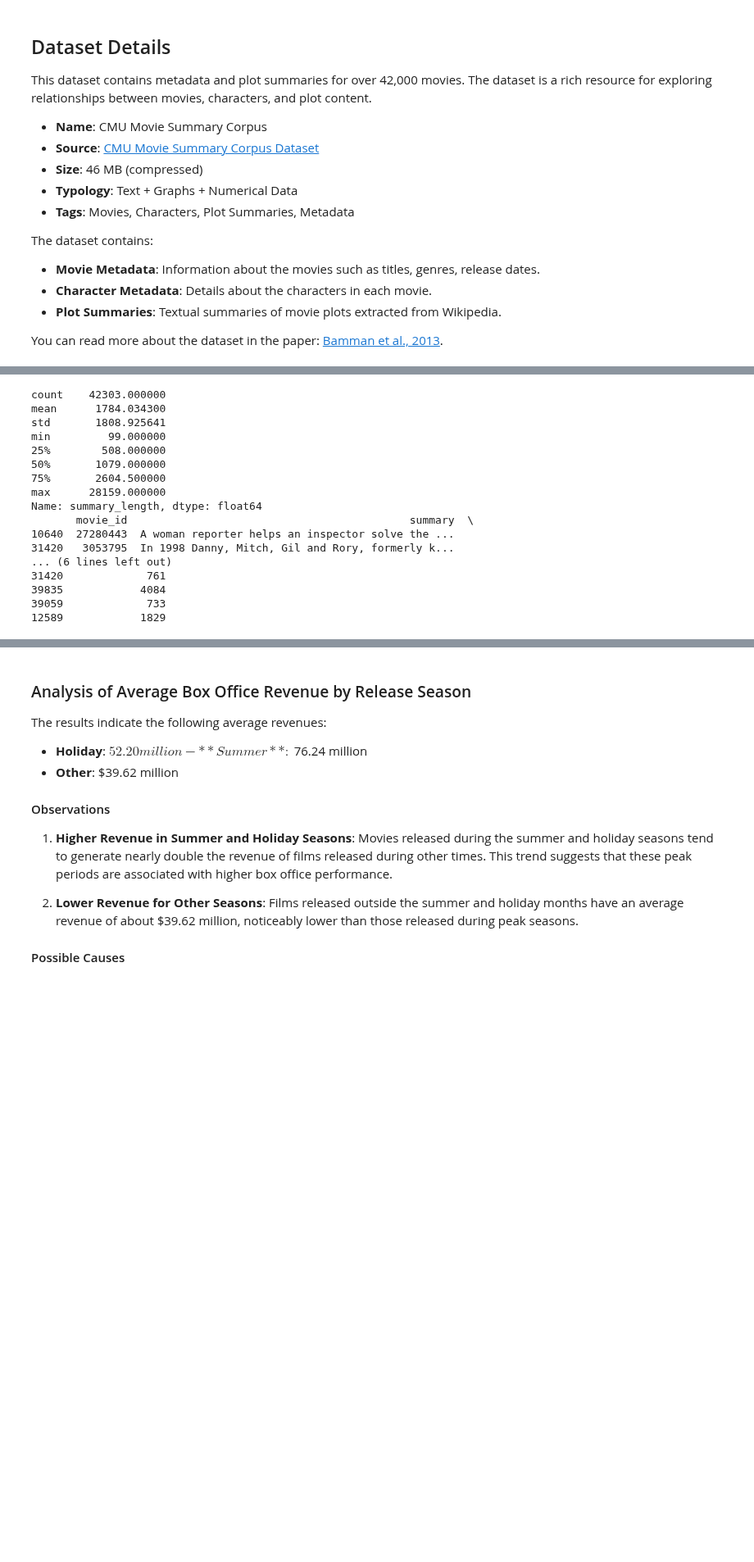
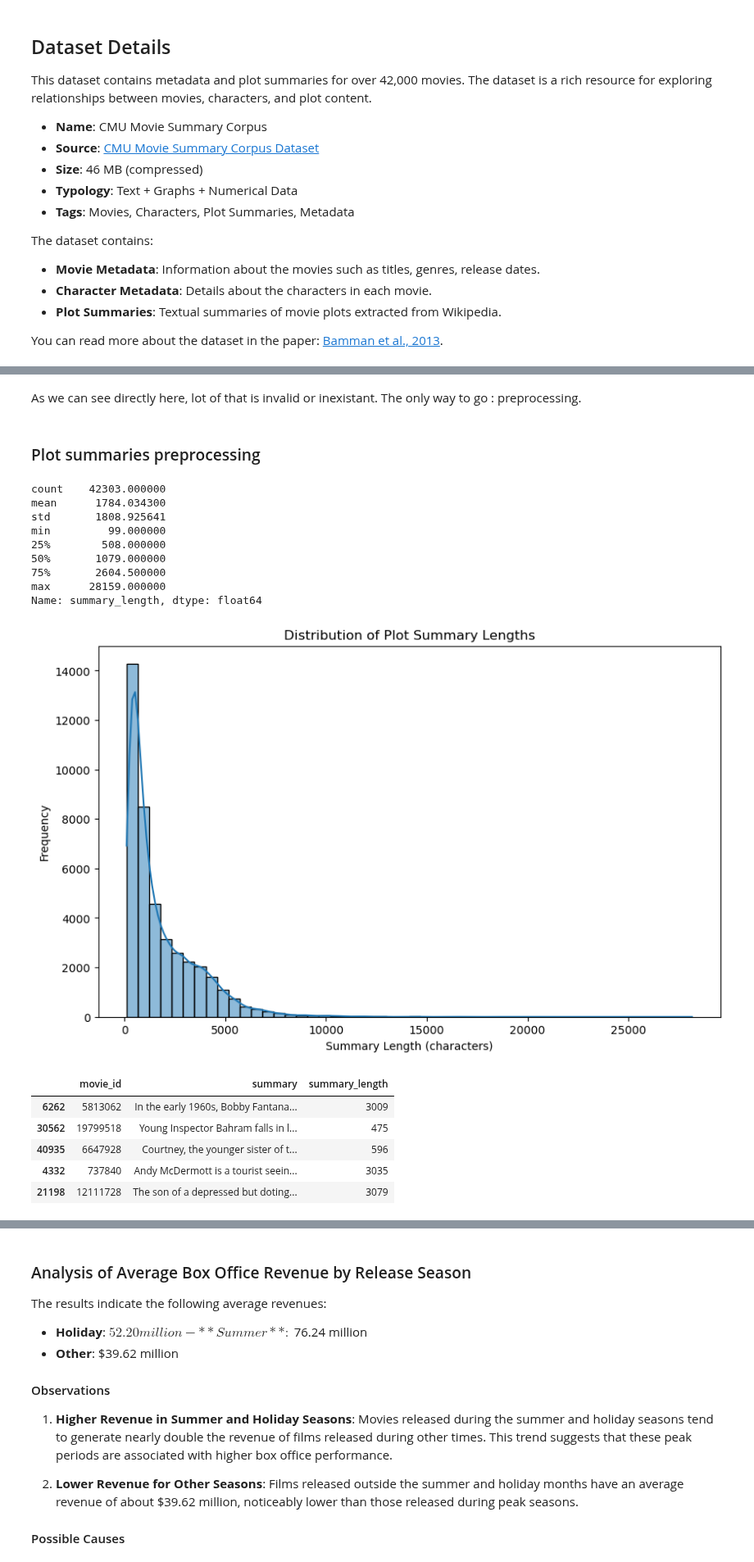
Before and after one commit to epfl-ada/ada-2024-project-awesometeam2024, a Jupyter notebook: results.ipynb, the cells around one changed output, grey strips where cells are left out. Shown at 82% size. Drawn from its saved outputs; the diff is of its cells as text; code cells hidden in the pictures; blank space fills up the shorter version.

```diff
--- a/results.ipynb
+++ b/results.ipynb
@@ -117,36 +104,50 @@ Movie Metadata:
+# %% [markdown]
+As we can see directly here, lot of that is invalid or inexistant. The only way to go : preprocessing.
+# %% [markdown]
+### Plot summaries preprocessing
 # %%
 import pandas as pd
 import json
 
 # Plot summaries pre-processing
 
 # missing values
 assert df_plots['summary'].isnull().sum() == 0
 assert df_plots['movie_id'].isnull().sum() == 0
 
 # Average plot summary length
 df_plots['summary_length'] = df_plots['summary'].apply(len)
 print(df_plots['summary_length'].describe())
 
 # ==> very heterogeneous lengths
 
+# Plotting summary lengths distribution
+import matplotlib.pyplot as plt
+import seaborn as sns
+
+plt.figure(figsize=(10,6))
+sns.histplot(df_plots['summary_length'], bins=50, kde=True)
+plt.title('Distribution of Plot Summary Lengths')
+plt.xlabel('Summary Length (characters)')
+plt.ylabel('Frequency')
+plt.show()
+
 # Print the preprocessed summaries
-print(df_plots.sample(5))
+df_plots.sample(5)
 # %% [output]
 count    42303.000000
 mean      1784.034300
 std       1808.925641
 min         99.000000
 25%        508.000000
 50%       1079.000000
 75%       2604.500000
 max      28159.000000
 Name: summary_length, dtype: float64
-       movie_id                                            summary  \
-10640  27280443  A woman reporter helps an inspector solve the ...
-31420   3053795  In 1998 Danny, Mitch, Gil and Rory, formerly k...
-... (6 lines left out)
-31420             761
-39835            4084
-39059             733
-12589            1829
+[figure, added]
+|  | movie_id | summary | summary_length |
+| 6262 | 5813062 | In the early 1960s, Bobby Fantana... | 3009 |
+| 30562 | 19799518 | Young Inspector Bahram falls in l... | 475 |
+| 40935 | 6647928 | Courtney, the younger sister of t... | 596 |
+| 4332 | 737840 | Andy McDermott is a tourist seein... | 3035 |
+| 21198 | 12111728 | The son of a depressed but doting... | 3079 |
```
Also changed, not shown: parts of 25 cells of this notebook, 5 other files.
